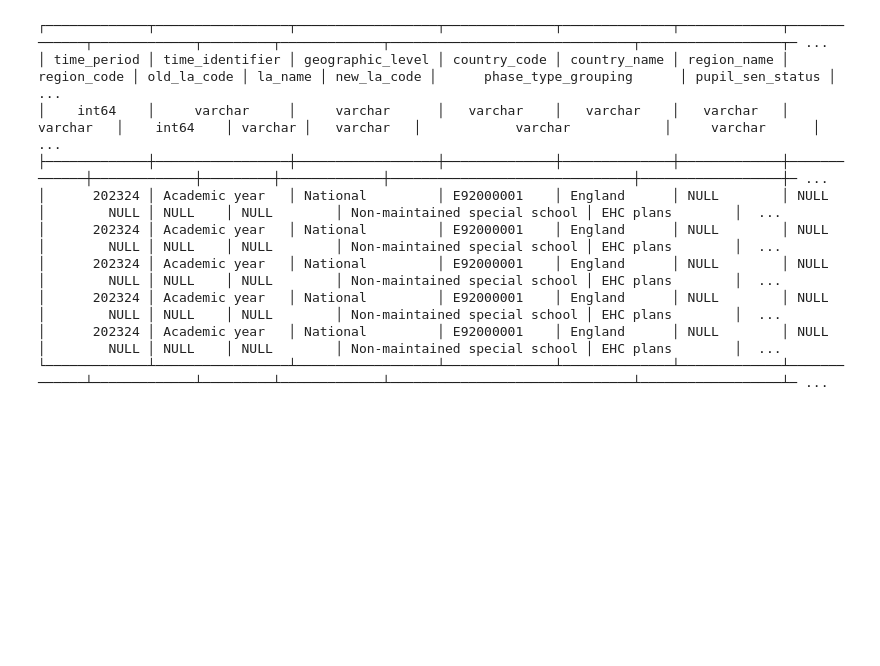
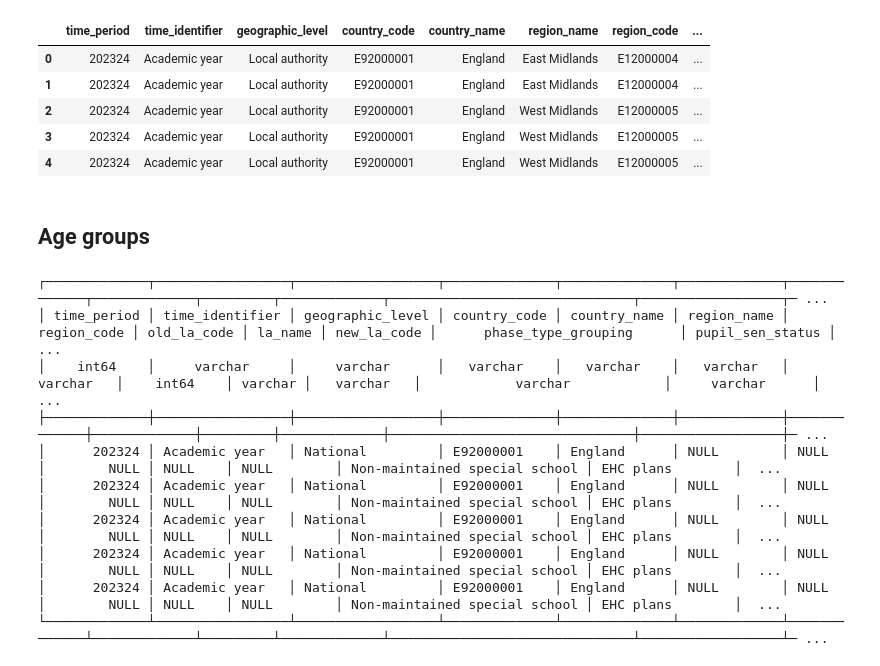
Before and after one commit to dseinternational/school-census, a Jupyter notebook: school-census/notes.ipynb, the cells around one changed output. Drawn from its saved outputs; the diff is of its cells as text; code cells hidden in the pictures; blank space fills up the shorter version.

Commit message:
Start to explore some more data tables

```diff
--- a/school-census/notes.ipynb
+++ b/school-census/notes.ipynb
@@ -7,3 +26,21 @@ data = duckdb.connect(f"../{config.DATA_DIR_NAME}/data_tables.db")
+# %%
+# query into a pandas dataframe
+school_type = data.sql(
+    """
+    select *
+    from sen_phase_type
+    """).df()
+
+school_type.head()
+# %% [output]
+|  | time_period | time_identifier | geographic_level | country_code | country_name | region_name | region_code | ... |
+| 0 | 202324 | Academic year | Local authority | E92000001 | England | East Midlands | E12000004 | ... |
+| 1 | 202324 | Academic year | Local authority | E92000001 | England | East Midlands | E12000004 | ... |
+| 2 | 202324 | Academic year | Local authority | E92000001 | England | West Midlands | E12000005 | ... |
+| 3 | 202324 | Academic year | Local authority | E92000001 | England | West Midlands | E12000005 | ... |
+| 4 | 202324 | Academic year | Local authority | E92000001 | England | West Midlands | E12000005 | ... |
+# %% [markdown]
+## Age groups
 # %%
 data.sql("""
     select *
```
Also changed, not shown: parts of 6 cells of this notebook, 2 other files.
